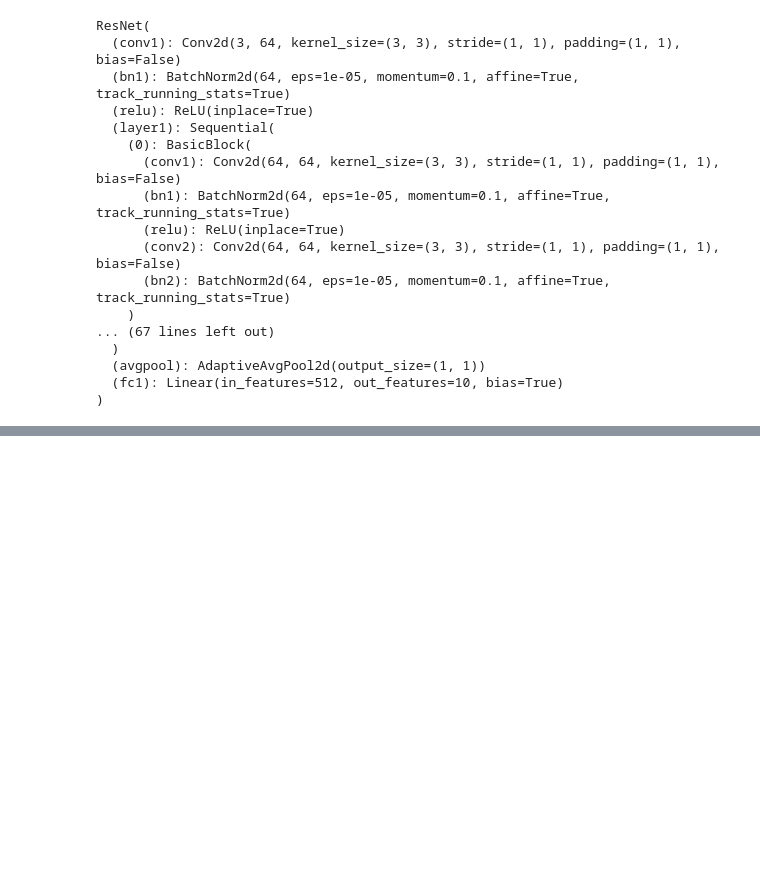
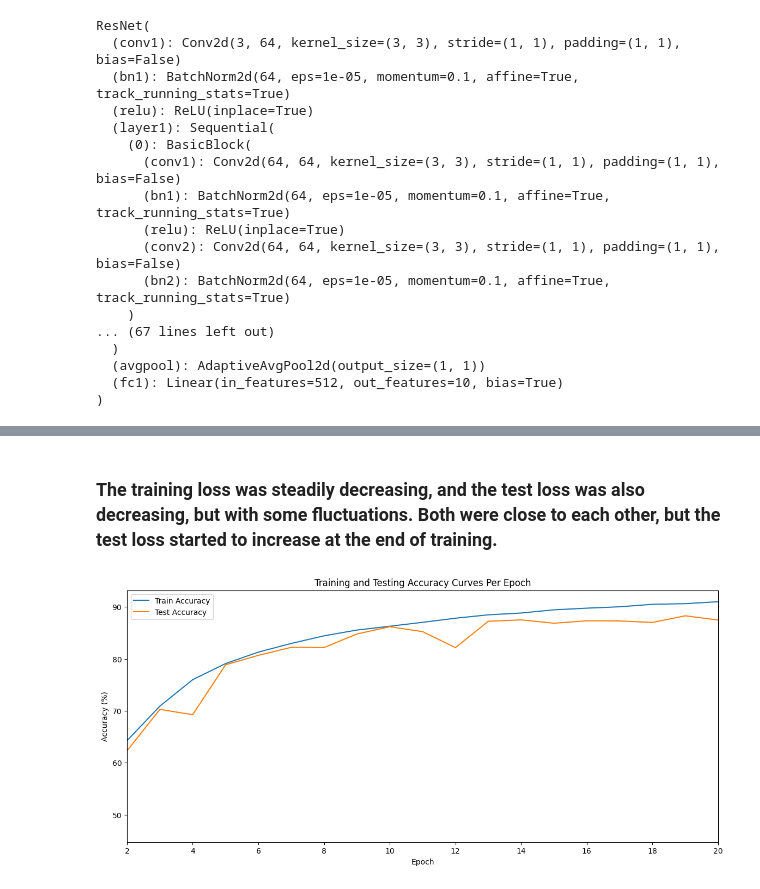
Before and after one commit to AhmedElshazlyAE/CNN-Image-Classifier, a Jupyter notebook: ResNetFromScratch+Data-Augmentation.ipynb, the cells around one changed output, grey strips where cells are left out. Cells and saved outputs as stored; diff of their text form; code cells hidden in the pictures; blank space fills up the shorter version.

```diff
--- a/ResNetFromScratch+Data-Augmentation.ipynb
+++ b/ResNetFromScratch+Data-Augmentation.ipynb
@@ -396,0 +410,16 @@ if SAVE_MODEL:
+# %% [markdown]
+### The training loss was steadily decreasing, and the test loss was also decreasing, but with some fluctuations. Both were close to each other, but the test loss started to increase at the end of training.
+# %%
+# Plotting Training and Testing Accuracy Curves
+plt.figure(figsize=(14, 6))
+sns.lineplot(data=train_accuracy_table, x="Epoch", y="Accuracy", label="Train Accuracy")
+sns.lineplot(data=test_accuracy_table, x="Epoch", y="Accuracy", label="Test Accuracy")
+plt.xlabel("Epoch")
+plt.ylabel("Accuracy (%)")
+plt.title("Training and Testing Accuracy Curves Per Epoch")
+plt.xticks(range(2, 21, 2))
+plt.xlim(2, 20)
+plt.legend()
+plt.show()
+# %% [output]
+[figure, added]
```
Also changed, not shown: parts of 23 cells of this notebook.
